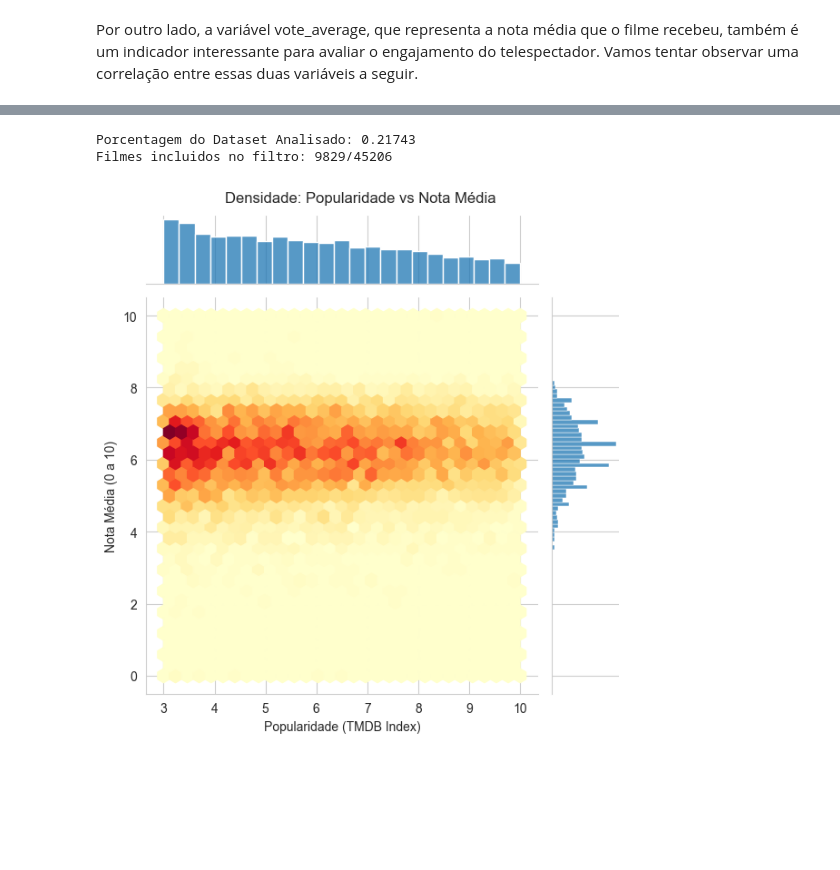
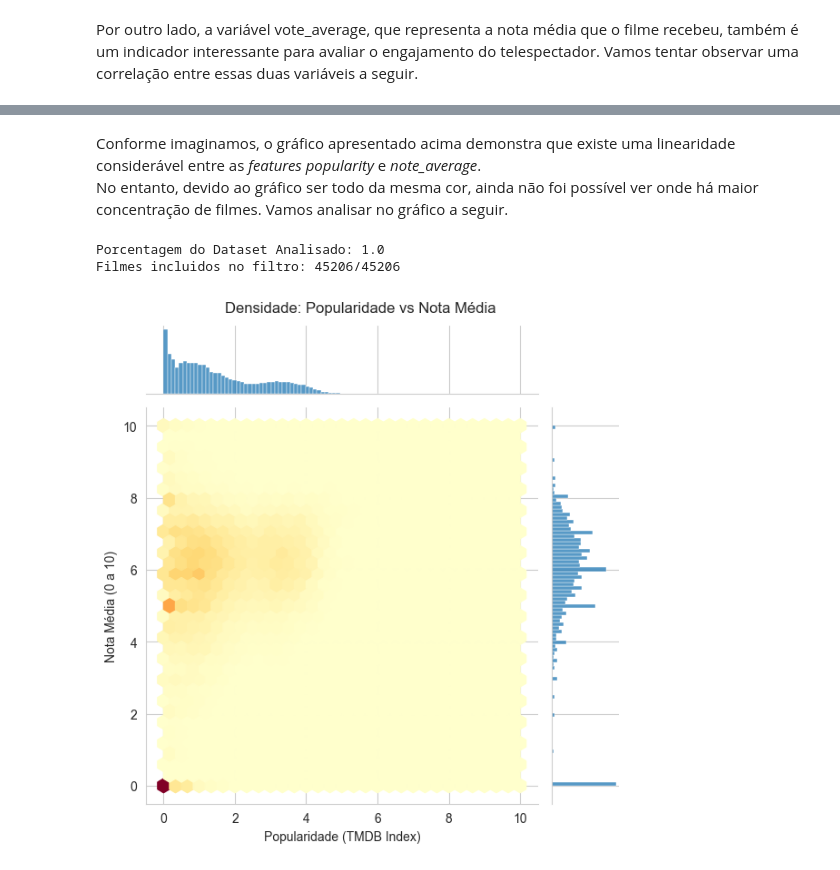
Before and after one commit to py-zeli/BoraVer, a Jupyter notebook: analise-exploratoria.ipynb, the cells around one changed output, grey strips where cells are left out. Drawn from its saved outputs; the diff is of its cells as text; code cells hidden in the pictures; blank space fills up the shorter version.

```diff
--- a/analise-exploratoria.ipynb
+++ b/analise-exploratoria.ipynb
@@ -295,0 +313,12 @@ df[['original_title','vote_average']].sort_values('vote_average', ascending=Fals
+# %%
+import numpy as np
+
+# 1. Aplicamos o log1p
+log_pop = np.log1p(df['popularity'])
+
+# 2. Reescalonamos para que o máximo seja 10
+# Dividimos pelo valor máximo do log para ficar entre 0 e 1, depois multiplicamos por 10
+df['popularity_norm'] = (log_pop / log_pop.max()) * 10
+
+# Vamos ver como ficaram os valores agora:
+display(df[['original_title','popularity', 'popularity_norm']].sort_values('popularity', ascending=False).head(10))
@@ -322,26 +380,26 @@ Text(0, 0.5, 'Nota Média (0 a 10)')
+# %% [markdown]
+Conforme imaginamos, o gráfico apresentado acima demonstra que existe uma linearidade considerável entre as *features popularity* e *note_average*.<br>
+No entanto, devido ao gráfico ser todo da mesma cor, ainda não foi possível ver onde há maior concentração de filmes. Vamos analisar no gráfico a seguir.
 # %%
 # Filtro simples
-df_analise = df.loc[(df['popularity'] < 10) & (df['popularity'] > 3)]
-
-# df_analise = df.loc[df['popularity'] < 10]
-
-# df_analise = df.loc[df['popularity'] > 3]
+# df_analise = df.loc[df['popularity_norm'] > 0.5]
+df_analise = df
 
 pct_dataset_analisado = round(len(df_analise)/len(df),5)
 print('Porcentagem do Dataset Analisado:',pct_dataset_analisado)
 print('Filmes incluidos no filtro:', f"{len(df_analise)}"+f"/{len(df)}")
 
 # O jointplot cria o gráfico de dispersão com "hexágonos" de calor
 # e ainda adiciona histogramas nas bordas para ver o acúmulo nos eixos
-g = sns.jointplot(data=df_analise, x='popularity', y='vote_average',
+g = sns.jointplot(data=df_analise, x='popularity_norm', y='vote_average',
                   kind='hex', cmap='YlOrRd', gridsize=30)
 
 # Ajustando títulos e nomes de eixos
 g.fig.suptitle('Densidade: Popularidade vs Nota Média', y=1.02)
 g.set_axis_labels('Popularidade (TMDB Index)', 'Nota Média (0 a 10)')
 
 plt.show()
 # %% [output]
-Porcentagem do Dataset Analisado: 0.21743
-Filmes incluidos no filtro: 9829/45206
+Porcentagem do Dataset Analisado: 1.0
+Filmes incluidos no filtro: 45206/45206
-[figure, old version]
+[figure, new version]
```
Also changed, not shown: parts of 39 cells of this notebook, 1 other file.
